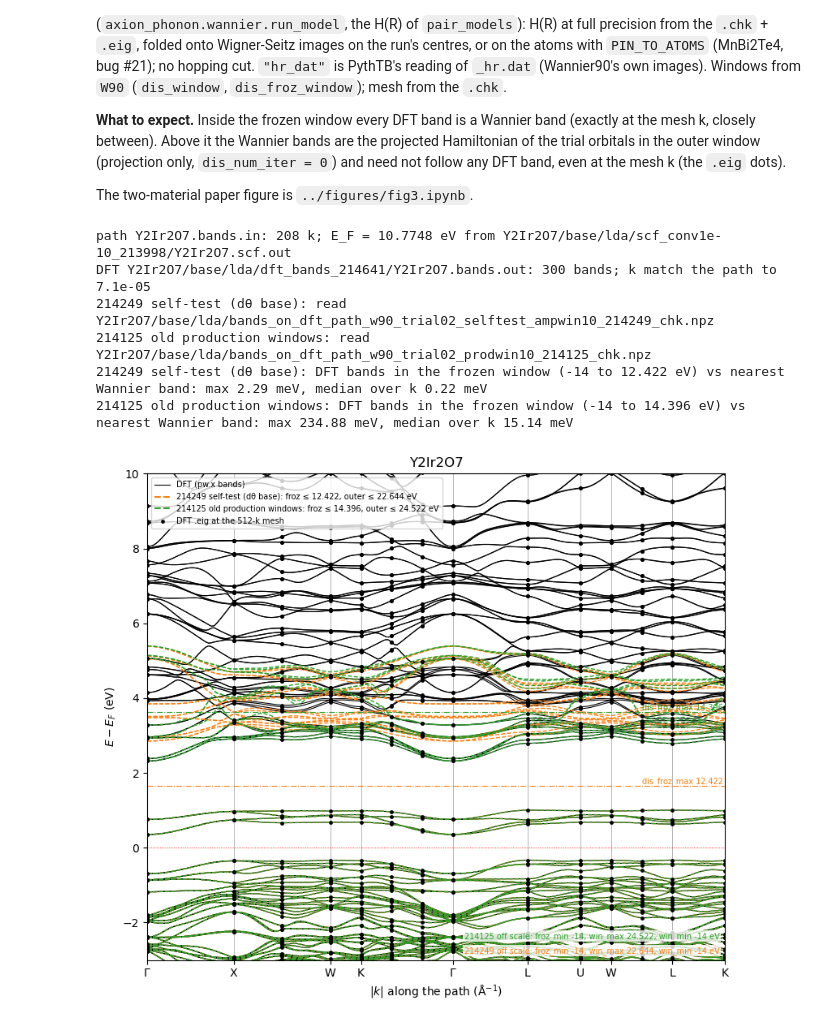
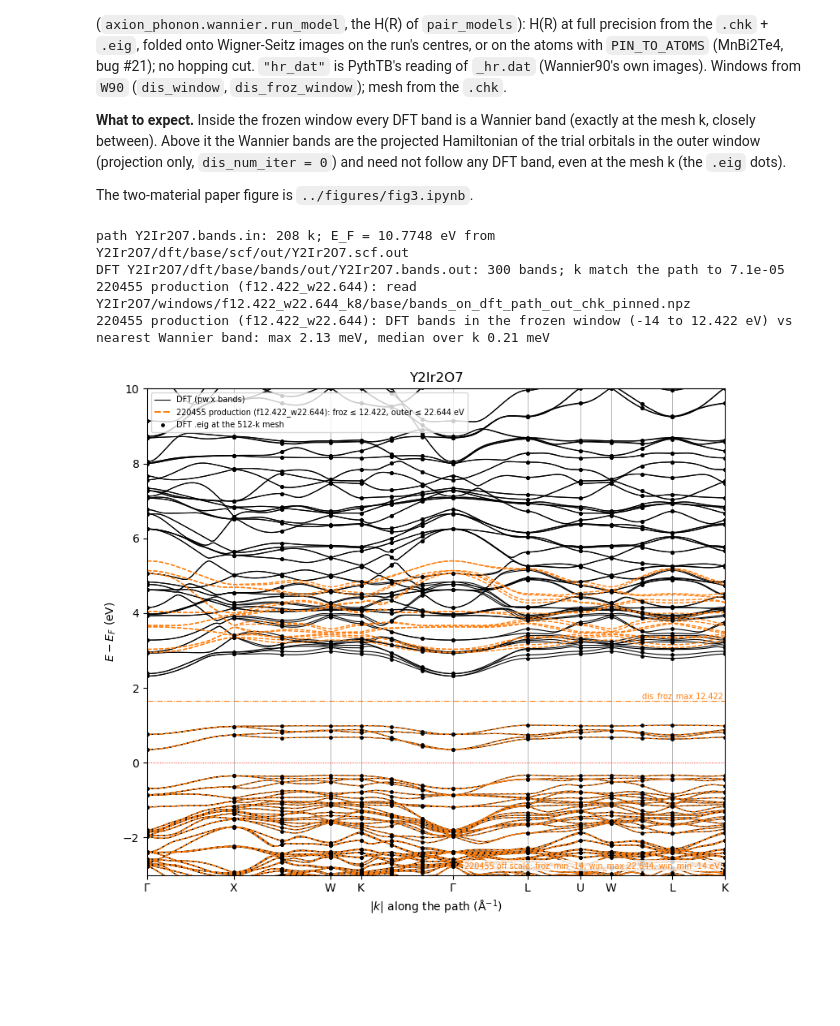
Before and after one commit to treycole/axion-phonon, a Jupyter notebook: analysis/yio/bands.ipynb, the cells around one changed output. Drawn from its saved outputs; the diff is of its cells as text; code cells hidden in the pictures; blank space fills up the shorter version.

```diff
--- a/analysis/yio/bands.ipynb
+++ b/analysis/yio/bands.ipynb
@@ -51,14 +51,13 @@ BOHR = 0.529177210903   # Angstrom
 # %%
 # ---- settings
 PREFIX = "Y2Ir2O7"
-BANDS_IN = DATA / "Y2Ir2O7/base/lda/dft_bands_214641/Y2Ir2O7.bands.in"     # k-path (K_POINTS crystal_b) and cell
-BANDS_OUT = DATA / "Y2Ir2O7/base/lda/dft_bands_214641/Y2Ir2O7.bands.out"   # DFT bands, job 214641 (None: none)
-SCF_OUT = DATA / "Y2Ir2O7/base/lda/scf_conv1e-10_213998/Y2Ir2O7.scf.out"   # Fermi level (SCF 213998, conv_thr 1e-10)
+BANDS_IN = DATA / "Y2Ir2O7/dft/base/bands/out/Y2Ir2O7.bands.in"            # k-path (K_POINTS crystal_b) and cell
+BANDS_OUT = DATA / "Y2Ir2O7/dft/base/bands/out/Y2Ir2O7.bands.out"          # DFT bands, job 214641 (None: none)
+SCF_OUT = DATA / "Y2Ir2O7/dft/base/scf/out/Y2Ir2O7.scf.out"                # Fermi level (SCF 213998, conv_thr 1e-10)
 WANNIER = {                                                                # {label: Wannier90 run folder}
-    "214249 self-test (dθ base)": DATA / "Y2Ir2O7/base/lda/w90_trial02_selftest_ampwin10_214249",
-    "214125 old production windows": DATA / "Y2Ir2O7/base/lda/w90_trial02_prodwin10_214125",
+    "220455 production (f12.422_w22.644)": DATA / "Y2Ir2O7/windows/f12.422_w22.644_k8/base/out",
 }
-PIN_TO_ATOMS = False      # production: False for Y2Ir2O7
+PIN_TO_ATOMS = True       # production: True (pair_models pins both materials; YIO since 10-26)
 MODEL_SOURCE = "chk"      # "chk" (production H(R)) | "hr_dat" (PythTB reading _hr.dat)
 # ---------------
 
@@ -127,24 +126,22 @@ if dft is not None:
 
 yio = dict(prefix=PREFIX, points=points, ticks=ticks, distance=distance, e_fermi=e_fermi, dft=dft, runs=runs, wannier=WANNIER)
 # %% [output]
-path Y2Ir2O7.bands.in: 208 k; E_F = 10.7748 eV from Y2Ir2O7/base/lda/scf_conv1e-10_213998/Y2Ir2O7.scf.out
-DFT Y2Ir2O7/base/lda/dft_bands_214641/Y2Ir2O7.bands.out: 300 bands; k match the path to 7.1e-05
-214249 self-test (dθ base): read Y2Ir2O7/base/lda/bands_on_dft_path_w90_trial02_selftest_ampwin10_214249_chk.npz
-214125 old production windows: read Y2Ir2O7/base/lda/bands_on_dft_path_w90_trial02_prodwin10_214125_chk.npz
-214249 self-test (dθ base): DFT bands in the frozen window (-14 to 12.422 eV) vs nearest Wannier band: max 2.29 meV, median over k 0.22 meV
-214125 old production windows: DFT bands in the frozen window (-14 to 14.396 eV) vs nearest Wannier band: max 234.88 meV, median over k 15.14 meV
+path Y2Ir2O7.bands.in: 208 k; E_F = 10.7748 eV from Y2Ir2O7/dft/base/scf/out/Y2Ir2O7.scf.out
+DFT Y2Ir2O7/dft/base/bands/out/Y2Ir2O7.bands.out: 300 bands; k match the path to 7.1e-05
+220455 production (f12.422_w22.644): read Y2Ir2O7/windows/f12.422_w22.644_k8/base/bands_on_dft_path_out_chk_pinned.npz
+220455 production (f12.422_w22.644): DFT bands in the frozen window (-14 to 12.422 eV) vs nearest Wannier band: max 2.13 meV, median over k 0.21 meV
 # %%
 # ---- plot settings
 d = yio
 E_MIN, E_MAX = -3.0, 10.0          # eV relative to E_F
-RUNS = ["214249 self-test (dθ base)", "214125 old production windows"]   # labels of WANNIER to draw, in this order
+RUNS = ["220455 production (f12.422_w22.644)"]   # labels of WANNIER to draw, in this order
 SHOW_DFT = True                    # pw.x bands (black)
 SHOW_MESH_EIG = True               # DFT .eig at the path points on the Wannier mesh (of the first run in RUNS)
 SHOW_WINDOWS = True                # each run's frozen (dash-dot) and outer (solid) window edges, in its colour
 SHOW_W90_BAND_DAT = False          # Wannier90's own interpolation (<run>/<prefix>_band.dat), thin lines
 E_LINES = {}                       # more absolute energies (eV) to mark, {label: E}
 FIGSIZE = (8, 7)
-SAVE_FIG = DATA / "Y2Ir2O7/base/lda/dft_bands_214641/bands_dft_wannier.png"   # or None
+SAVE_FIG = DATA / "Y2Ir2O7/windows/f12.422_w22.644_k8/base/bands_dft_wannier.png"   # or None
 # ---------------
 
 # ---- draw (nothing below builds or diagonalises a Hamiltonian)
@@ -177,31 +174,31 @@ for i, label in enumerate(RUNS):
             off_scale.append((color, f"{label.split()[0]} off scale: " + ", ".join(outside) + " eV"))
 if SHOW_MESH_EIG and RUNS:                                 # DFT .eig at path points that are on the Wannier mesh
     run = d["runs"][RUNS[0]]
     for index, point in enumerate(d["points"]):
         hit = np.flatnonzero(np.abs((run["mesh"] - point + 0.5) % 1.0 - 0.5).max(axis=1) < 1e-6)
         if hit.size:
             ax.scatter(np.full(run["mesh_eig"].shape[1], x[index]), run["mesh_eig"][hit[0]] - e_f, s=6, color="black", zorder=3)
     ax.scatter([], [], s=6, color="black", label=f"DFT .eig at the {len(run['mesh'])}-k mesh")
 for name, value in E_LINES.items():
     ax.axhline(value - e_f, color="C9", lw=0.8, ls=":")
     ax.text(x[-1], value - e_f, f"{name} ", ha="right", va="bottom", fontsize=7, color="C9")
 for n, (color, text) in enumerate(off_scale):            # window edges outside the energy range
     ax.text(0.99, 0.01 + 0.03 * n, text, transform=ax.transAxes, ha="right", va="bottom", fontsize=7, color=color,
             bbox=dict(facecolor="white", edgecolor="none", alpha=0.8, pad=1))
 xticks = [x[i] for i, _ in d["ticks"]]
 ax.set_xticks(xticks, [label for _, label in d["ticks"]])
 for left, right, a, b in zip(ax.get_xticklabels()[:-1], ax.get_xticklabels()[1:], xticks[:-1], xticks[1:]):
     if b - a < 0.03 * (xticks[-1] - xticks[0]):        # close nodes (MnBi2Te4 P1-F): labels apart
         left.set_ha("right"); right.set_ha("left")
 for xt in xticks:
     ax.axvline(xt, color="gray", lw=0.4)
 ax.axhline(0, color="red", lw=0.6, ls=":")
 ax.legend(loc="upper left", frameon=True, fontsize=7)
 ax.set(xlim=(x[0], x[-1]), ylim=(E_MIN, E_MAX), ylabel=r"$E - E_F$ (eV)", xlabel=r"$|k|$ along the path (Å$^{-1}$)",
        title=d["prefix"])
 fig.tight_layout()
 if SAVE_FIG:
     fig.savefig(SAVE_FIG, dpi=200)
 plt.show()
 # %% [output]
-[figure, old version]
+[figure, new version]
```
Also changed, not shown: 47 other files.
